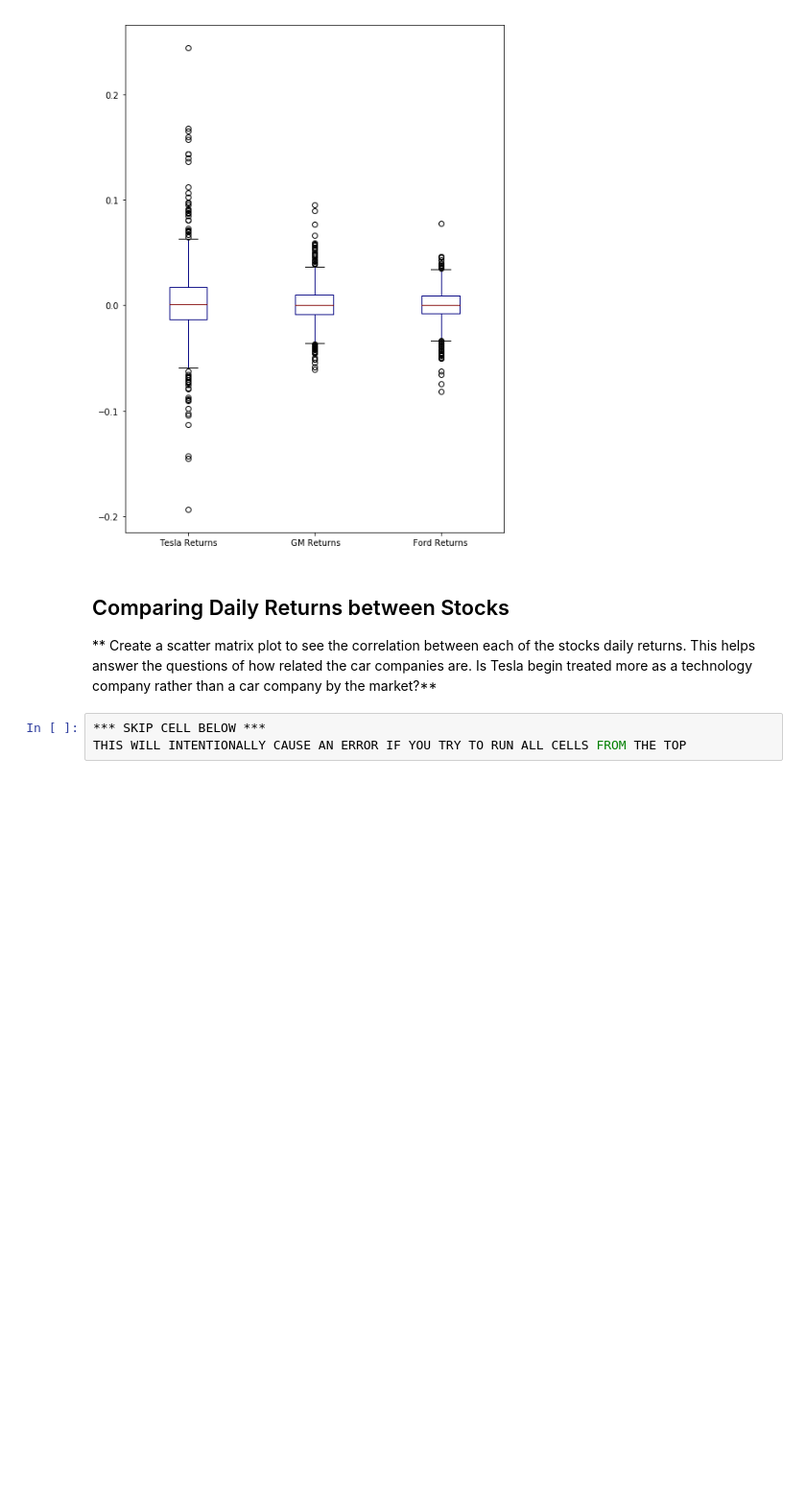
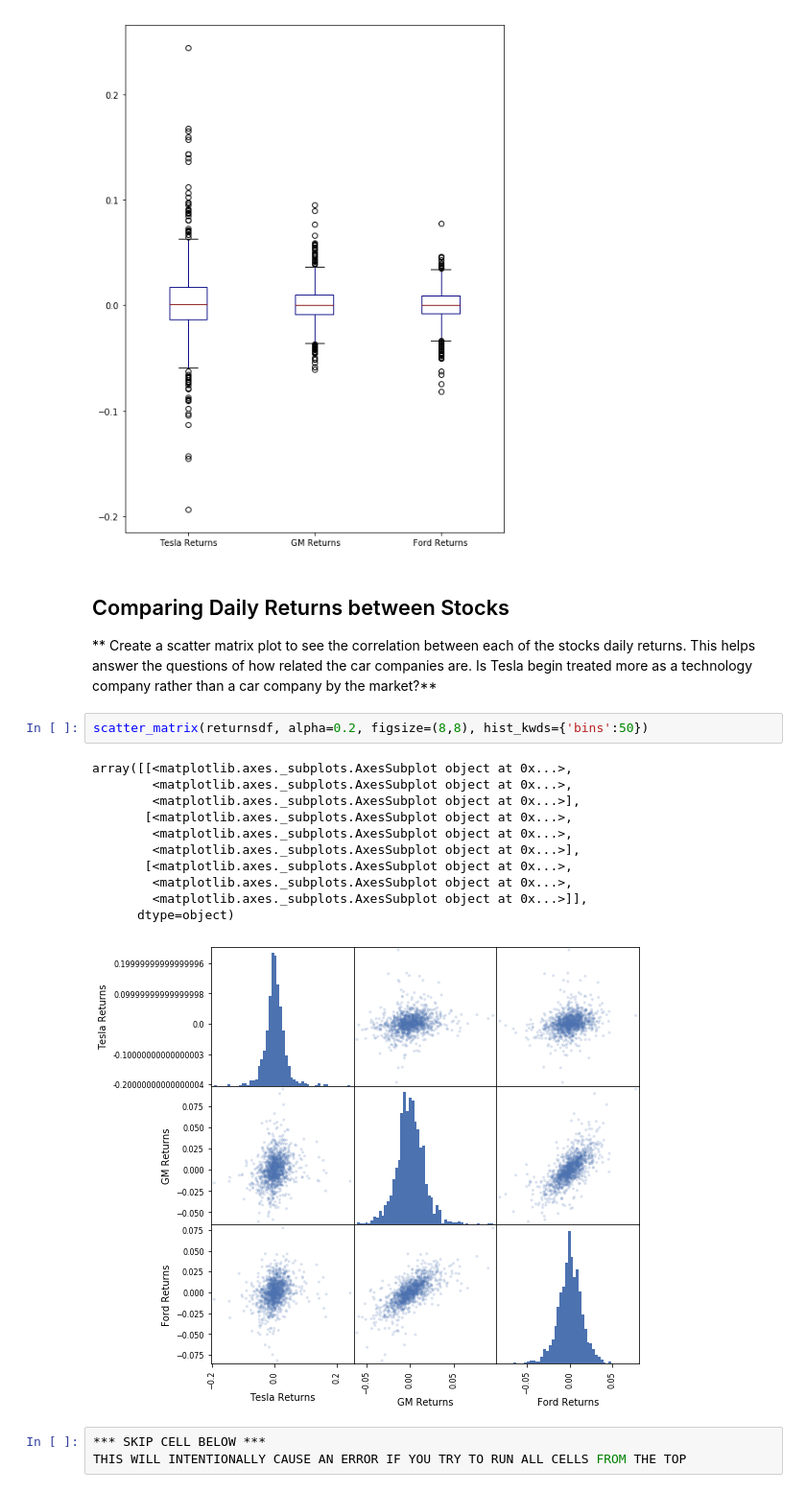
Before and after one commit to BrianLDev/Python_For_Finance, a Jupyter notebook: 07-Stock-Market-Analysis-Capstone-Project/Stock Market Analysis Project-BL.ipynb, the cells around one changed output. Shown at 96% size. Cells and saved outputs as stored; diff of their text form; blank space fills up the shorter version.

```diff
--- a/07-Stock-Market-Analysis-Capstone-Project/Stock Market Analysis Project-BL.ipynb
+++ b/07-Stock-Market-Analysis-Capstone-Project/Stock Market Analysis Project-BL.ipynb
@@ -597,6 +621,20 @@ THIS WILL INTENTIONALLY CAUSE AN ERROR IF YOU TRY TO RUN ALL CELLS FROM THE TOP
 ## Comparing Daily Returns between Stocks
 
 ** Create a scatter matrix plot to see the correlation between each of the stocks daily returns. This helps answer the questions of how related the car companies are. Is Tesla begin treated more as a technology company rather than a car company by the market?**
+# %%
+scatter_matrix(returnsdf, alpha=0.2, figsize=(8,8), hist_kwds={'bins':50})
+# %% [output]
+array([[<matplotlib.axes._subplots.AxesSubplot object at 0x...>,
+        <matplotlib.axes._subplots.AxesSubplot object at 0x...>,
+        <matplotlib.axes._subplots.AxesSubplot object at 0x...>],
+       [<matplotlib.axes._subplots.AxesSubplot object at 0x...>,
+        <matplotlib.axes._subplots.AxesSubplot object at 0x...>,
+        <matplotlib.axes._subplots.AxesSubplot object at 0x...>],
+       [<matplotlib.axes._subplots.AxesSubplot object at 0x...>,
+        <matplotlib.axes._subplots.AxesSubplot object at 0x...>,
+        <matplotlib.axes._subplots.AxesSubplot object at 0x...>]],
+      dtype=object)
+[figure, added]
 # %%
 *** SKIP CELL BELOW ***
 THIS WILL INTENTIONALLY CAUSE AN ERROR IF YOU TRY TO RUN ALL CELLS FROM THE TOP
```
Also changed, not shown: parts of 11 cells of this notebook, 2 other files.
